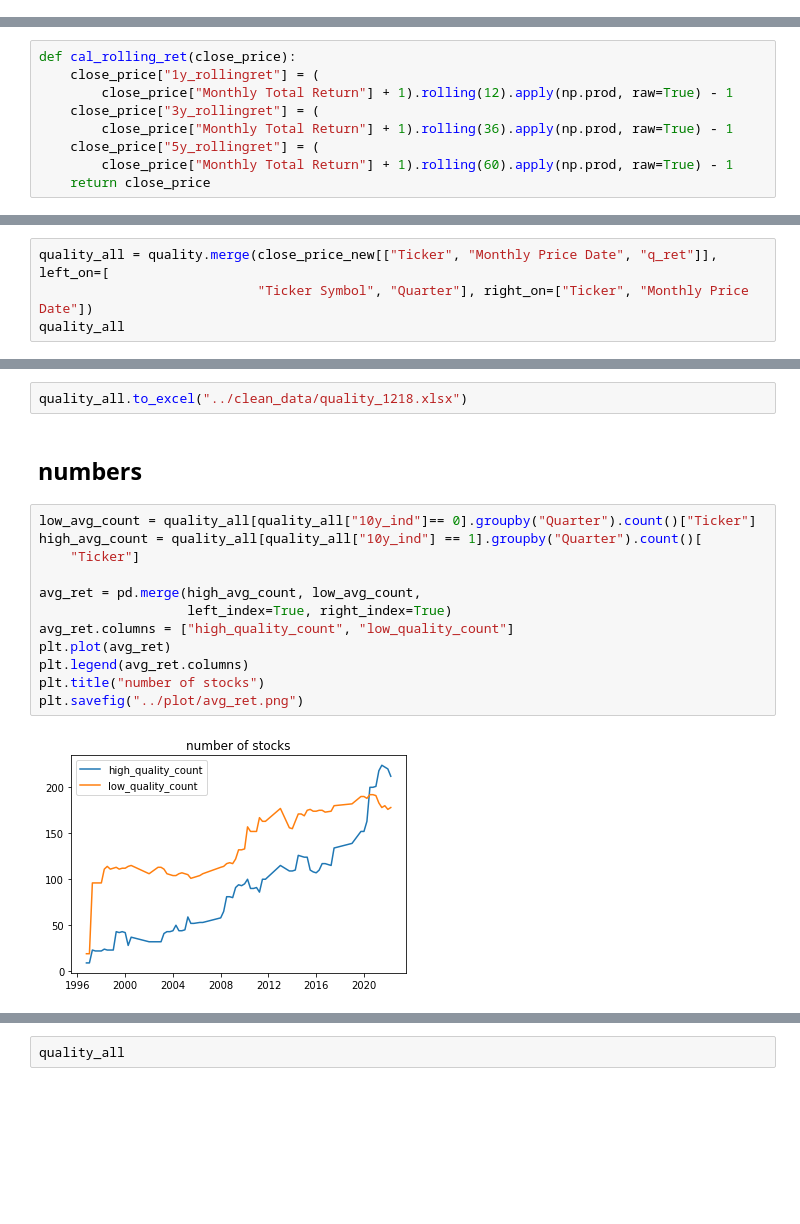
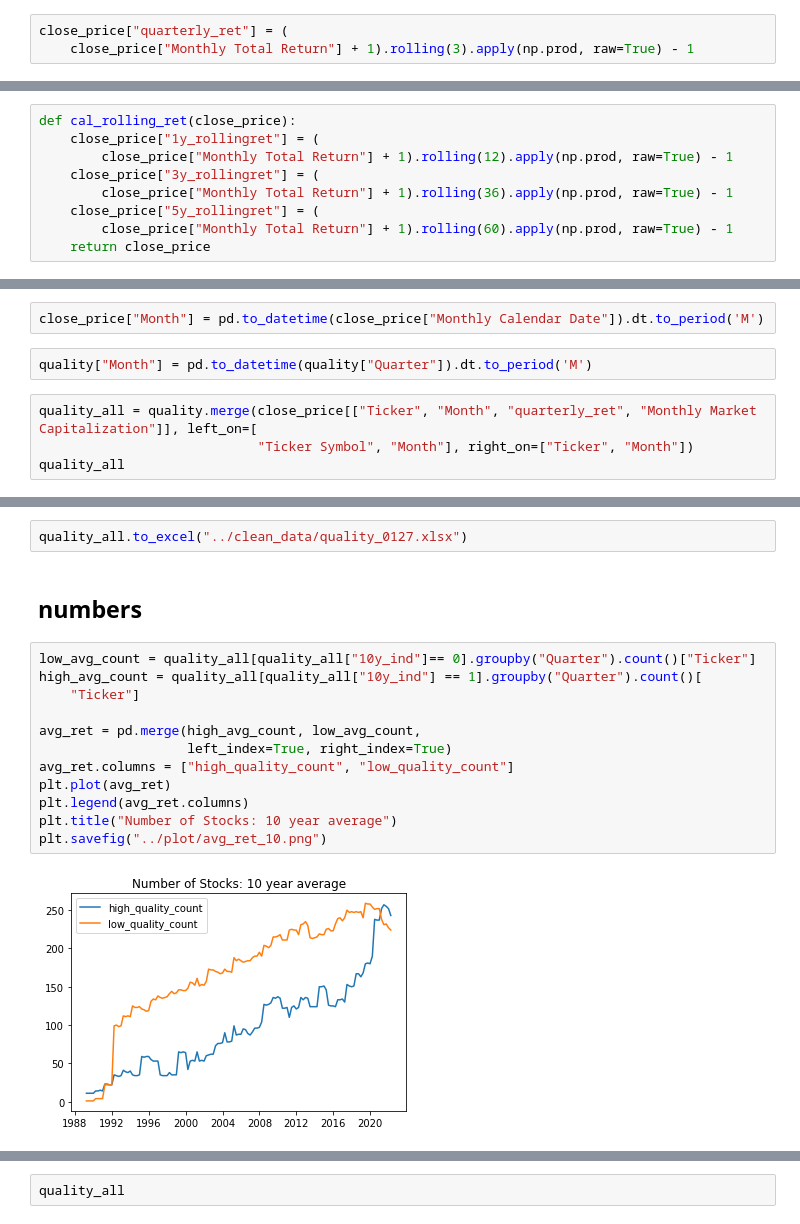
Before and after one commit to Zixin730/heartland_project, a Jupyter notebook: analyze/3_determine_quality.ipynb, the cells around one changed output, grey strips where cells are left out. Saved outputs shown, nothing was run; the diff lists cells and outputs as text; blank space fills up the shorter version.

```diff
--- a/analyze/3_determine_quality.ipynb
+++ b/analyze/3_determine_quality.ipynb
@@ -232,3 +209,6 @@ close_price["q_ret"] = close_price["Monthly Price"] / \
+# %%
+close_price["quarterly_ret"] = (
+    close_price["Monthly Total Return"] + 1).rolling(3).apply(np.prod, raw=True) - 1
 # %% [markdown]
 # classification
 # %%
@@ -360,6 +302,10 @@ close_price_new.head()
+# %%
+close_price["Month"] = pd.to_datetime(close_price["Monthly Calendar Date"]).dt.to_period('M')
+# %%
+quality["Month"] = pd.to_datetime(quality["Quarter"]).dt.to_period('M')
 # %%
-quality_all = quality.merge(close_price_new[["Ticker", "Monthly Price Date", "q_ret"]], left_on=[
-                            "Ticker Symbol", "Quarter"], right_on=["Ticker", "Monthly Price Date"])
+quality_all = quality.merge(close_price[["Ticker", "Month", "quarterly_ret", "Monthly Market Capitalization"]], left_on=[
+                            "Ticker Symbol", "Month"], right_on=["Ticker", "Month"])
 quality_all
 # %% [output]
 |  | Year | Ticker Symbol | NYear | Cash & Short-Term Investments | Total Debt | Total Shareholder Equity | ... |
@@ -378,18 +324,18 @@ quality_all
 # %%
-quality_all.to_excel("../clean_data/quality_1218.xlsx")
+quality_all.to_excel("../clean_data/quality_0127.xlsx")
 # %% [markdown]
 ## numbers
 # %%
 low_avg_count = quality_all[quality_all["10y_ind"]== 0].groupby("Quarter").count()["Ticker"]
 high_avg_count = quality_all[quality_all["10y_ind"] == 1].groupby("Quarter").count()[
     "Ticker"]
 
 avg_ret = pd.merge(high_avg_count, low_avg_count,
                    left_index=True, right_index=True)
 avg_ret.columns = ["high_quality_count", "low_quality_count"]
 plt.plot(avg_ret)
 plt.legend(avg_ret.columns)
-plt.title("number of stocks")
-plt.savefig("../plot/avg_ret.png")
+plt.title("Number of Stocks: 10 year average")
+plt.savefig("../plot/avg_ret_10.png")
 # %% [output]
-[figure, old version]
+[figure, new version]
```
Also changed, not shown: parts of 40 cells of this notebook, 4 other files.
